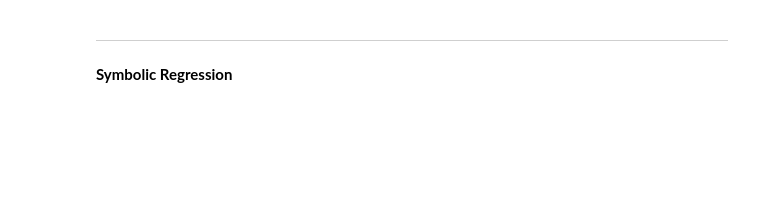
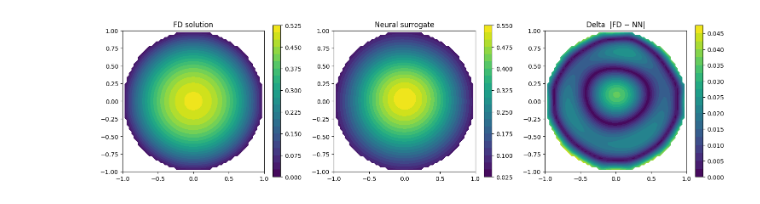
Before and after one commit to hrobijns/NumericalNeuralSurrogate, a Jupyter notebook: notebook.ipynb, the cells around one changed output. Cells and saved outputs as stored; diff of their text form; code cells hidden in the pictures; blank space fills up the shorter version.

```diff
--- a/notebook.ipynb
+++ b/notebook.ipynb
@@ -88,24 +142,40 @@ We use the simulated data to train a simple MLP.
 X_t = torch.tensor(X, dtype=torch.float32)
 Y_t = torch.tensor(Y, dtype=torch.float32)
 
+# two inputs (x, y); f is fixed so the surrogate only needs position
 model = nn.Sequential(
-    torch.nn.Linear(3, 64),
-    torch.nn.Tanh(),
-    torch.nn.Linear(64, 64),
-    torch.nn.Tanh(),
-    torch.nn.Linear(64, 1)
+    nn.Linear(2, 64),
+    nn.Tanh(),
+    nn.Linear(64, 64),
+    nn.Tanh(),
+    nn.Linear(64, 1)
 )
 
 opt = torch.optim.Adam(model.parameters(), lr=1e-3)
 
-for epoch in range(301):
+for epoch in range(501):
     pred = model(X_t)
     loss = ((pred - Y_t)**2).mean()
+    opt.zero_grad(); loss.backward(); opt.step()
+    if epoch % 100 == 0:
+        print(f"Epoch {epoch:4d},  MSE loss: {loss.item():.7f}")
 
-    opt.zero_grad()
-    loss.backward()
-    opt.step()
+# juliacall (loaded by pysr) breaks torch's numpy bridge, so convert via tolist()
+with torch.no_grad():
+    u_nn_pts = np.array(model(X_t).tolist()).flatten()
 
-    if epoch % 50 == 0:
-        print(f"Epoch {epoch}, Loss {loss.item():.6f}")
+u_nn = np.full(Xg.shape, np.nan)
+u_nn[interior] = u_nn_pts
+
+fig, axes = plt.subplots(1, 3, figsize=(15, 4))
+panels = [
+    (u_fd_plot, 'FD solution'),
+    (u_nn, 'Neural surrogate'),
+    (np.where(interior, np.abs(u_fd_plot - u_nn), np.nan), 'Delta  |FD − NN|'),
+]
+for ax, (data, title) in zip(axes, panels):
+    cf = ax.contourf(Xg, Yg, data, levels=20, cmap='viridis')
+    plt.colorbar(cf, ax=ax)
+    ax.set_title(title); ax.set_aspect('equal')
+plt.tight_layout(); plt.show()
 # %% [output]
@@ -119,3 +188 @@ Epoch 300, Loss 0.000006
+[figure, added]
-# %% [markdown]
-___
-**Symbolic Regression**
```
Also changed, not shown: parts of 18 cells of this notebook, 5 other files.
